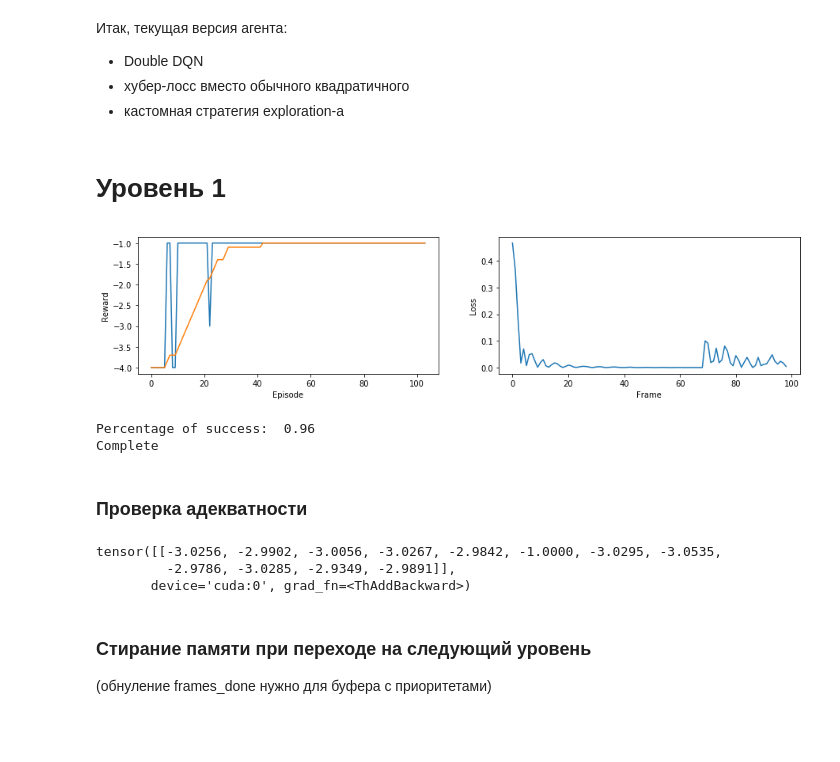
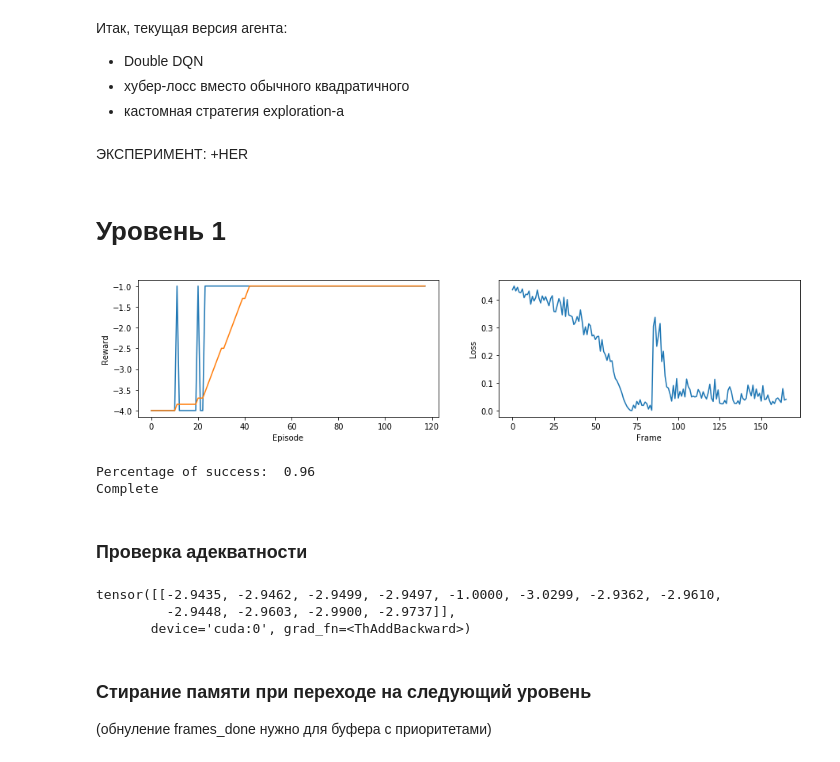
Before and after one commit to FortsAndMills/Learning-Reinforcement-Learning, a Jupyter notebook: Rubik's cube/Rubik.ipynb, the cells around one changed output. Cells and saved outputs as stored; diff of their text form; code cells hidden in the pictures; blank space fills up the shorter version.

```diff
--- a/Rubik's cube/Rubik.ipynb
+++ b/Rubik's cube/Rubik.ipynb
@@ -41,7 +43,7 @@ class BatchOfRubiks:
 
 def next_states(states):
     ns = torch.cat([BatchOfRubiks(states.clone()).rotate(i).group[:, None] for i in range(12)], dim=1)
-    done = ((ns != Tensor([0]*8 + [1]*8 + [2]*8 + [3]*8 + [4]*8 + [5]*8)).sum(dim=2) > 0).type(torch.cuda.FloatTensor)
+    done = ((ns != Tensor([0]*8 + [1]*8 + [2]*8 + [3]*8 + [4]*8 + [5]*8)).sum(dim=2) > 0).float()
     return ns, Tensor(states.size()[0], 12).zero_() - 1, 1 - done
 # %% [markdown]
 Сама среда. Награда: -1 всегда.
@@ -66,7 +68,7 @@ class Rubik:
                 self.step(np.random.randint(0, 12))
 
         self.steps = 0
-        return self.group[:]
+        return self.group[:] + self.init_state[:]
 
     def forward_cycle(self, a, b, c, d):
         self.group[a-1], self.group[b-1], self.group[c-1], self.group[d-1] = self.group[d-1], self.group[a-1], self.group[b-1], self.group[c-1]
@@ -100,7 +102,7 @@ class Rubik:
         self.steps += 1
         done = self.group == self.init_state
         died = self.steps > self.limit
-        return self.group[:], -1, done, {"died": died}
+        return self.group[:] + self.init_state[:], -1, done, {"died": died}
 
     def __str__(self):
         return '.'*3 + ''.join(map(str, self.group[32:35])) + '.'*6 + '\n' +\
@@ -292,17 +296,20 @@ def HER_Replay(parclass):
             super().see(state, action, reward, next_state, done, died)
 
             if died:
-                while self.last_game_end != self.pos:
-                    self.buffer[self.last_game_end] = (
-                        np.concatenate([self.buffer[self.last_game_end][0][:, :48], np.array(next_state)[None, :48]], axis=1),
+                end_of_game = self.pos
+                while self.last_game_end != end_of_game:
+                    self.memorize(
+                        np.concatenate([self.buffer[self.last_game_end][0][:, :48], np.array(next_state)[None, :48]], axis=1)[0],
                         self.buffer[self.last_game_end][1],
                         self.buffer[self.last_game_end][2],
-                        np.concatenate([self.buffer[self.last_game_end][3][:, :48], np.array(next_state)[None, :48]], axis=1),
-                        (self.last_game_end + 1) % self.replay_buffer_capacity == self.pos
+                        np.concatenate([self.buffer[self.last_game_end][3][:, :48], np.array(next_state)[None, :48]], axis=1)[0],
+                        (self.last_game_end + 1) % self.replay_buffer_capacity == end_of_game,
+                        False
                     )
 
                     self.last_game_end = (self.last_game_end + 1) % self.replay_buffer_capacity
-            elif done:
+
+            if died or done:
                 self.last_game_end = self.pos
 
     return HER_Replay
@@ -351,11 +358,13 @@ def RubikExplorer(parclass):
 * Double DQN
 * хубер-лосс вместо обычного квадратичного
 * кастомная стратегия exploration-а
+# %% [markdown]
+ЭКСПЕРИМЕНТ: +HER
 # %%
-agent = HuberLoss(RubikExplorer(DoubleQAgent(QAgent(ReplayBufferAgent))))(env=rubik,
+agent = HuberLoss(RubikExplorer(DoubleQAgent(QAgent(HER_Replay(ReplayBufferAgent)))))(env=rubik,
                 FeatureExtractorNet = RubikNet,
                 features_size = 80,
-                QnetworkHead = Vnetwork,
+                QnetworkHead = HER_Vnetwork,
                 noisy = False,
                 target_update = 100,
                 batch_size=32,
@@ -365,7 +374,7 @@ agent = HuberLoss(RubikExplorer(DoubleQAgent(QAgent(ReplayBufferAgent))))(env=ru
                 replay_buffer_capacity=10000,
                 #rp_alpha=0.6, rp_beta_start = 0.3, rp_beta_frames = 1000,
                 #epsilon_start = 1.0, epsilon_final = 0.001, epsilon_decay = 1000,
-                optimizer_args={"lr": 0.0035},
+                optimizer_args={"lr": 0.0001},
                 #Vmax = 0, Vmin = -30, num_atoms=31
                                                                      )
 # %% [markdown]
@@ -374,19 +383,19 @@ agent = HuberLoss(RubikExplorer(DoubleQAgent(QAgent(ReplayBufferAgent))))(env=ru
 rubik.complexity, rubik.limit = 1, 3
 # %%
 from tqdm import tqdm
-for i in tqdm(range(1000)):
+for i in tqdm(range(2000)):
     agent.play()
     plot_durations(agent, 20)
 
     res = (np.array(agent.rewards_log[-100:]) > -4).mean()
     print("Percentage of success: ", res)
     if i > 100 and res > 0.95:
         break
 
 print('Complete')
 plt.show()
 # %% [output]
-[figure, old version]
+[figure, new version]
 Percentage of success:  0.96
 Complete
 # %% [markdown]
@@ -398,8 +407,8 @@ def check_value_function():
 # %%
 check_value_function()
 # %% [output]
-tensor([[-3.0256, -2.9902, -3.0056, -3.0267, -2.9842, -1.0000, -3.0295, -3.0535,
-         -2.9786, -3.0285, -2.9349, -2.9891]],
+tensor([[-2.9435, -2.9462, -2.9499, -2.9497, -1.0000, -3.0299, -2.9362, -2.9610,
+         -2.9448, -2.9603, -2.9900, -2.9737]],
        device='cuda:0', grad_fn=<ThAddBackward>)
 # %% [markdown]
 ### Стирание памяти при переходе на следующий уровень
```
Also changed, not shown: parts of 8 cells of this notebook.
